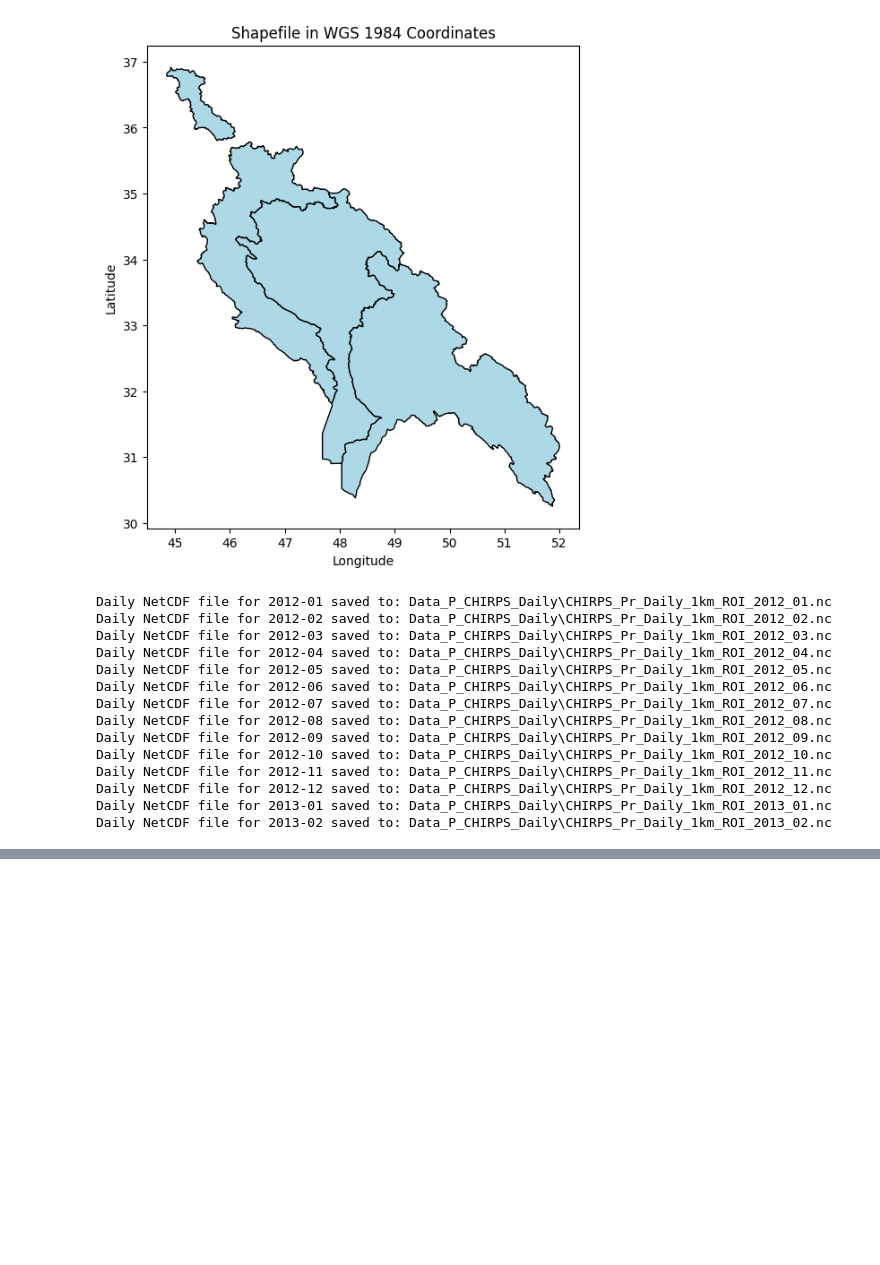
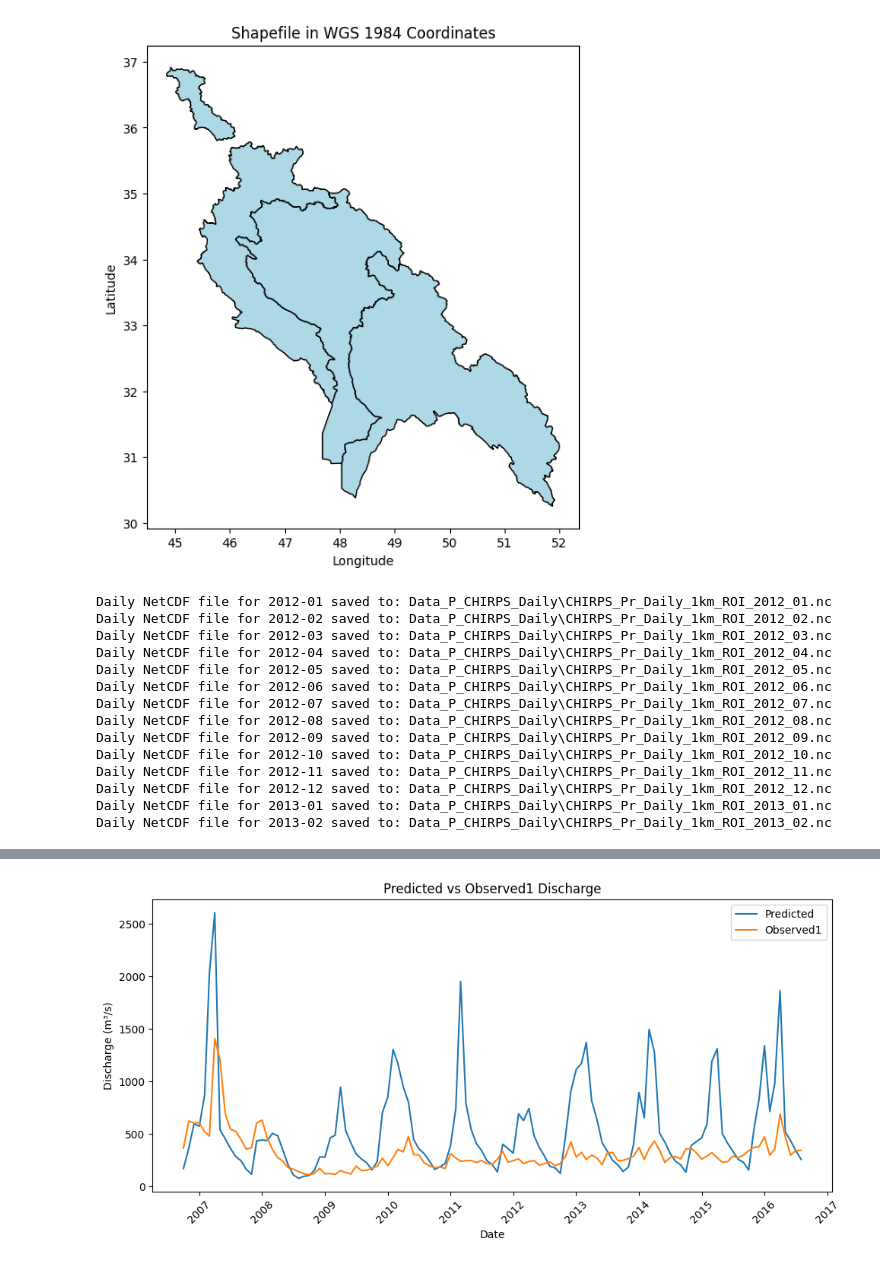
Before and after one commit to AliRezaee86/River_Discharge_Data, a Jupyter notebook: Validation_Data_Discharge.ipynb, the cells around one changed output, grey strips where cells are left out. Drawn from its saved outputs; the diff is of its cells as text; code cells hidden in the pictures; blank space fills up the shorter version.

```diff
--- a/Validation_Data_Discharge.ipynb
+++ b/Validation_Data_Discharge.ipynb
@@ -1648,3 +1648,84 @@ Daily NetCDF file for 2012-11 saved to: Data_P_CHIRPS_Daily\CHIRPS_Pr_Daily_1km_
 Daily NetCDF file for 2012-12 saved to: Data_P_CHIRPS_Daily\CHIRPS_Pr_Daily_1km_ROI_2012_12.nc
 Daily NetCDF file for 2013-01 saved to: Data_P_CHIRPS_Daily\CHIRPS_Pr_Daily_1km_ROI_2013_01.nc
 Daily NetCDF file for 2013-02 saved to: Data_P_CHIRPS_Daily\CHIRPS_Pr_Daily_1km_ROI_2013_02.nc
+# %%
+import pandas as pd
+import numpy as np
+from sklearn.metrics import r2_score, mean_squared_error
+import matplotlib.pyplot as plt
+
+# Load the datasets
+obs = pd.read_excel("Daily_Dis_Observation.xlsx")
+pred = pd.read_excel("Mon_Dis_Predicted.xlsx")
+
+# Convert dates to datetime
+obs['Date'] = pd.to_datetime(obs['Date'])
+pred['Date'] = pd.to_datetime(pred['Date'])
+
+# Aggregate observed daily data to monthly means using 'ME' (month-end)
+obs_monthly = obs.set_index('Date').resample('ME').mean().reset_index()
+
+# Create year-month period for merging
+obs_monthly['year_month'] = obs_monthly['Date'].dt.to_period('M')
+pred['year_month'] = pred['Date'].dt.to_period('M')
+
+# Merge on year_month using correct column names
+merged = pred.merge(obs_monthly[['year_month', 'Observed1  (m³/s)', 'Observed2  (m³/s)']], on='year_month')
+
+# Rename columns for simplicity
+merged = merged.rename(columns={'Q': 'Predicted', 'Observed1  (m³/s)': 'Observed1', 'Observed2  (m³/s)': 'Observed2'})
+
+# Sort by date for plotting
+merged = merged.sort_values('Date')
+
+# Handle missing data
+merged = merged.dropna()
+
+# Function to calculate metrics
+def calculate_metrics(obs, pred):
+    r2 = r2_score(obs, pred)
+    rmse = np.sqrt(mean_squared_error(obs, pred))
+    pbias = 100 * np.sum(pred - obs) / np.sum(obs)
+    return r2, rmse, pbias
+
+# Calculate metrics for Observed1 vs Predicted
+r2_1, rmse_1, pbias_1 = calculate_metrics(merged['Observed1'], merged['Predicted'])
+
+# Calculate metrics for Observed2 vs Predicted
+r2_2, rmse_2, pbias_2 = calculate_metrics(merged['Observed2'], merged['Predicted'])
+
+# Display metrics
+print("Metrics for Predicted vs Observed1:")
+print(f"R²: {r2_1:.4f}")
+print(f"RMSE: {rmse_1:.4f}")
+print(f"PBIAS: {pbias_1:.4f}%")
+
+print("\nMetrics for Predicted vs Observed2:")
+print(f"R²: {r2_2:.4f}")
+print(f"RMSE: {rmse_2:.4f}")
+print(f"PBIAS: {pbias_2:.4f}%")
+
+# Plot Predicted vs Observed1
+plt.figure(figsize=(10, 5))
+plt.plot(merged['Date'], merged['Predicted'], label='Predicted', color='#1f77b4')
+plt.plot(merged['Date'], merged['Observed1'], label='Observed1', color='#ff7f0e')
+plt.title('Predicted vs Observed1 Discharge')
+plt.xlabel('Date')
+plt.ylabel('Discharge (m³/s)')
+plt.legend()
+plt.xticks(rotation=45)
+plt.tight_layout()
+plt.show()
+
+# Plot Predicted vs Observed2
+plt.figure(figsize=(10, 5))
+plt.plot(merged['Date'], merged['Predicted'], label='Predicted', color='#1f77b4')
+plt.plot(merged['Date'], merged['Observed2'], label='Observed2', color='#2ca02c')
+plt.title('Predicted vs Observed2 Discharge')
+plt.xlabel('Date')
+plt.ylabel('Discharge (m³/s)')
+plt.legend()
+plt.xticks(rotation=45)
+plt.tight_layout()
+plt.show()
+# %% [output]
@@ -1650,0 +1741 @@ Daily NetCDF file for 2013-02 saved to: Data_P_CHIRPS_Daily\CHIRPS_Pr_Daily_1km_
+[figure, added]
```
Also changed, not shown: parts of 6 cells of this notebook.
